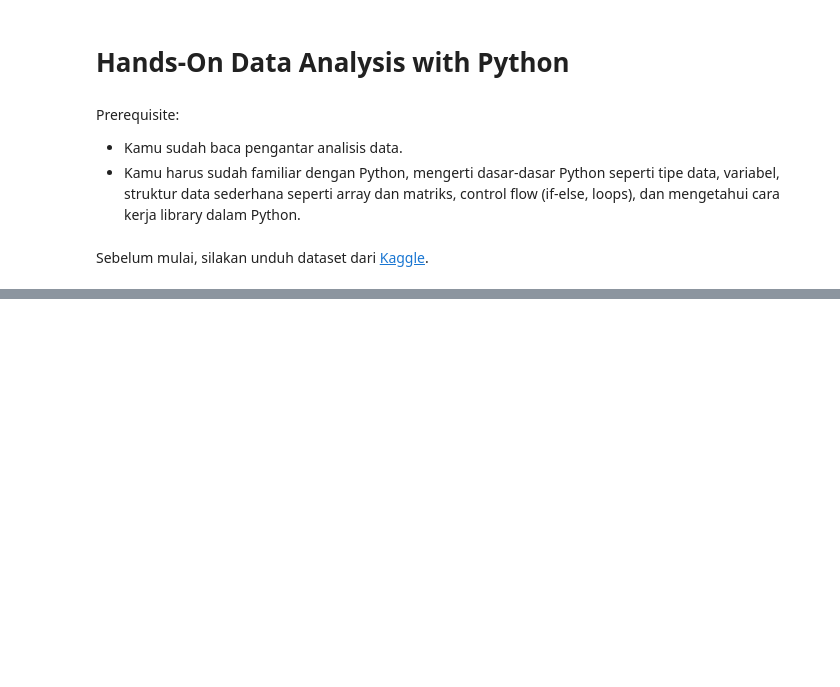
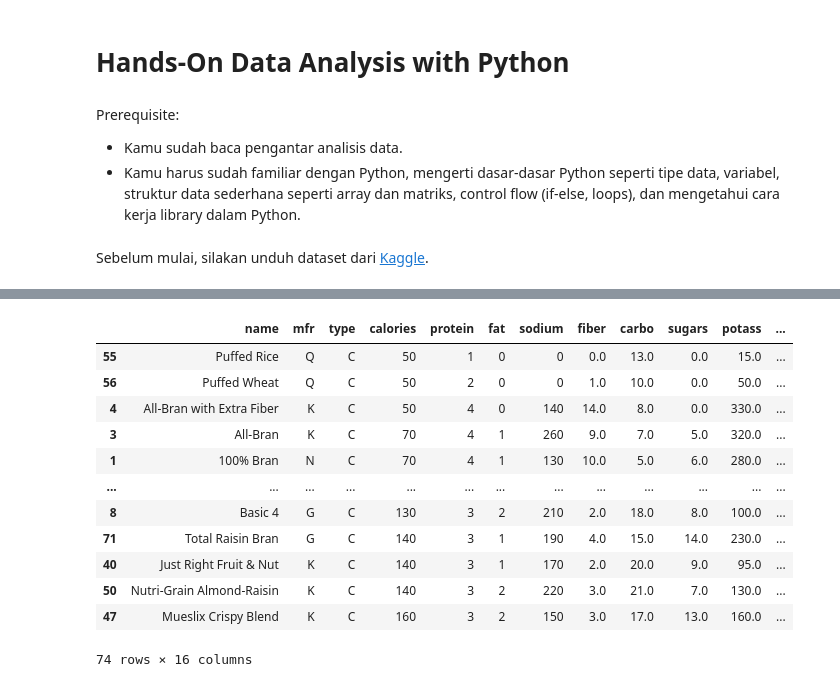
Before and after one commit to khelli07/ds-article, a Jupyter notebook: articles/DA-Intro.ipynb, the cells around one changed output, grey strips where cells are left out. Saved outputs shown, nothing was run; the diff lists cells and outputs as text; code cells hidden in the pictures; blank space fills up the shorter version.

```diff
--- a/articles/DA-Intro.ipynb
+++ b/articles/DA-Intro.ipynb
@@ -130,0 +436,21 @@ df.head()
+# %%
+# Kita juga bisa melakukan dua sort sekaligus
+'''
+Cara kerja kodenya: sorting berdasarkan calories terlebih dahulu. Jika sama, lalu sorting untuk rating.
+Jika terbalik, hasil keluaran akan berbeda.
+'''
+df.sort_values(by=['calories', 'rating'], ascending=[1, 1])
+# %% [output]
+|  | name | mfr | type | calories | protein | fat | sodium | fiber | carbo | sugars | potass | ... |
+| 55 | Puffed Rice | Q | C | 50 | 1 | 0 | 0 | 0.0 | 13.0 | 0.0 | 15.0 | ... |
+| 56 | Puffed Wheat | Q | C | 50 | 2 | 0 | 0 | 1.0 | 10.0 | 0.0 | 50.0 | ... |
+| 4 | All-Bran with Extra Fiber | K | C | 50 | 4 | 0 | 140 | 14.0 | 8.0 | 0.0 | 330.0 | ... |
+| 3 | All-Bran | K | C | 70 | 4 | 1 | 260 | 9.0 | 7.0 | 5.0 | 320.0 | ... |
+| 1 | 100% Bran | N | C | 70 | 4 | 1 | 130 | 10.0 | 5.0 | 6.0 | 280.0 | ... |
+| ... | ... | ... | ... | ... | ... | ... | ... | ... | ... | ... | ... | ... |
+| 8 | Basic 4 | G | C | 130 | 3 | 2 | 210 | 2.0 | 18.0 | 8.0 | 100.0 | ... |
+| 71 | Total Raisin Bran | G | C | 140 | 3 | 1 | 190 | 4.0 | 15.0 | 14.0 | 230.0 | ... |
+| 40 | Just Right Fruit & Nut | K | C | 140 | 3 | 1 | 170 | 2.0 | 20.0 | 9.0 | 95.0 | ... |
+| 50 | Nutri-Grain Almond-Raisin | K | C | 140 | 3 | 2 | 220 | 3.0 | 21.0 | 7.0 | 130.0 | ... |
+| 47 | Mueslix Crispy Blend | K | C | 160 | 3 | 2 | 150 | 3.0 | 17.0 | 13.0 | 160.0 | ... |
+74 rows × 16 columns
```
Also changed, not shown: parts of 56 cells of this notebook, 1 other file.
